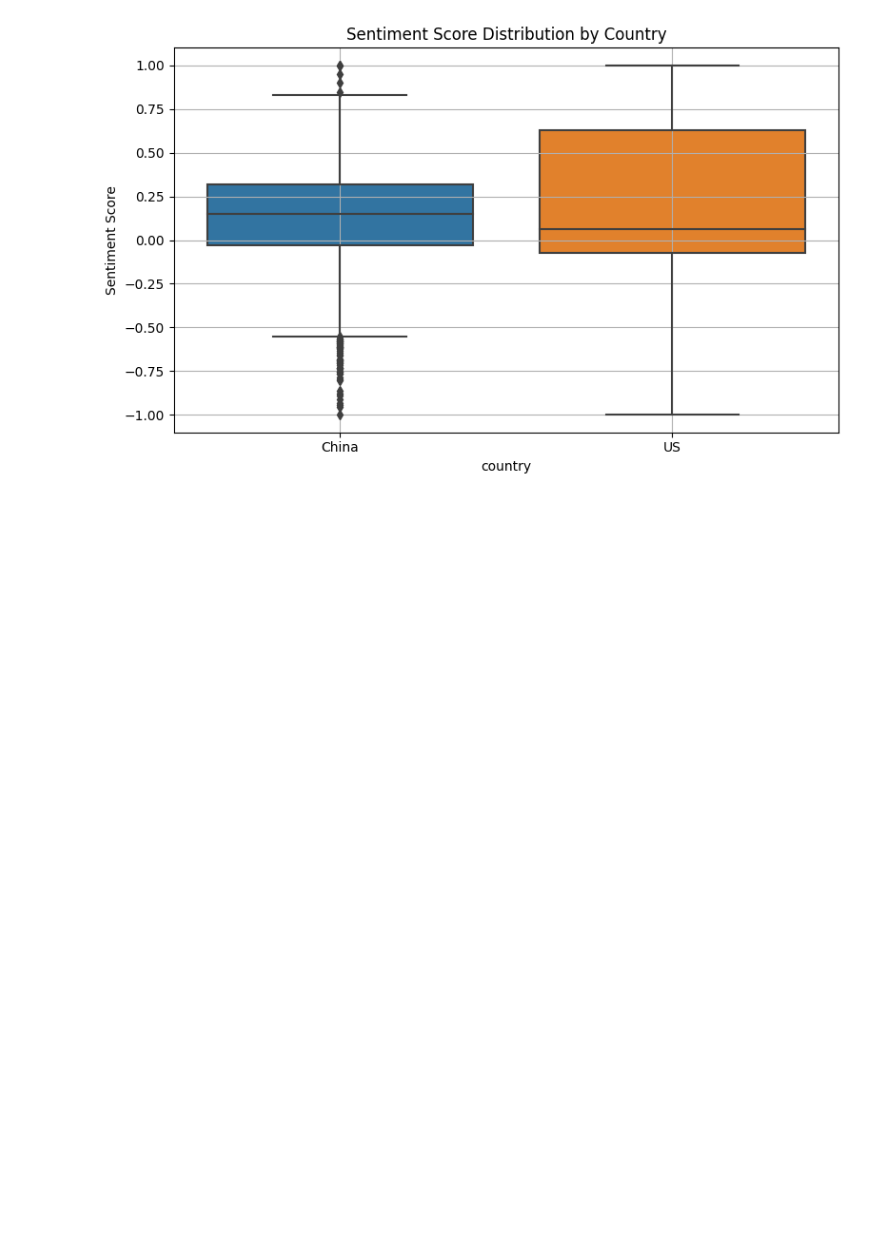
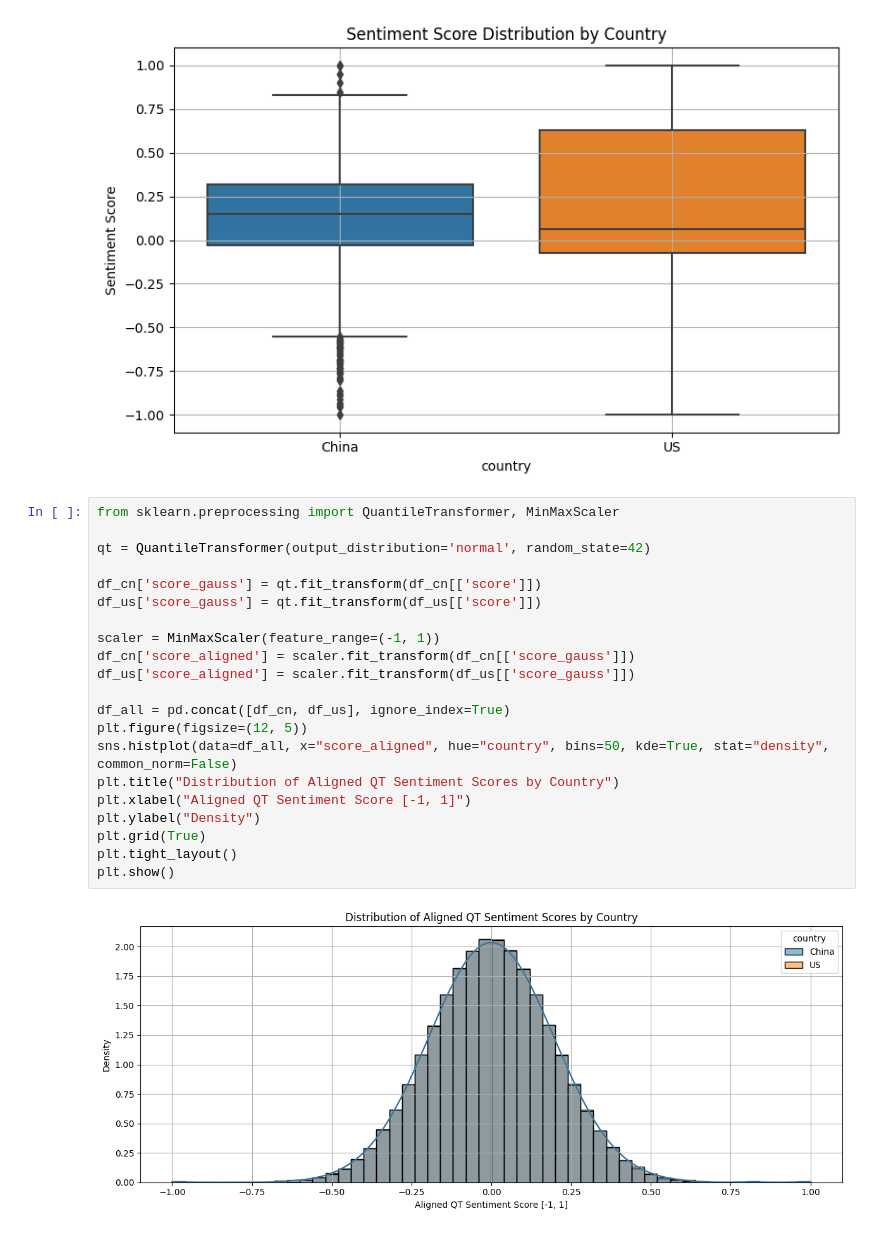
Before and after one commit to JANE-WANG-X/2025, a Jupyter notebook: news_eda_2.ipynb, the cells around one changed output. Cells and saved outputs as stored; diff of their text form; blank space fills up the shorter version.

Commit message:
aligned

```diff
--- a/news_eda_2.ipynb
+++ b/news_eda_2.ipynb
@@ -54,3 +54,26 @@ plt.tight_layout()
 plt.show()
 # %% [output]
 [figure]
+# %%
+from sklearn.preprocessing import QuantileTransformer, MinMaxScaler
+
+qt = QuantileTransformer(output_distribution='normal', random_state=42)
+
+df_cn['score_gauss'] = qt.fit_transform(df_cn[['score']])
+df_us['score_gauss'] = qt.fit_transform(df_us[['score']])
+
+scaler = MinMaxScaler(feature_range=(-1, 1))
+df_cn['score_aligned'] = scaler.fit_transform(df_cn[['score_gauss']])
+df_us['score_aligned'] = scaler.fit_transform(df_us[['score_gauss']])
+
+df_all = pd.concat([df_cn, df_us], ignore_index=True)
+plt.figure(figsize=(12, 5))
+sns.histplot(data=df_all, x="score_aligned", hue="country", bins=50, kde=True, stat="density", common_norm=False)
+plt.title("Distribution of Aligned QT Sentiment Scores by Country")
+plt.xlabel("Aligned QT Sentiment Score [-1, 1]")
+plt.ylabel("Density")
+plt.grid(True)
+plt.tight_layout()
+plt.show()
+# %% [output]
+[figure, added]
```
Also changed, not shown: parts of 3 cells of this notebook.
